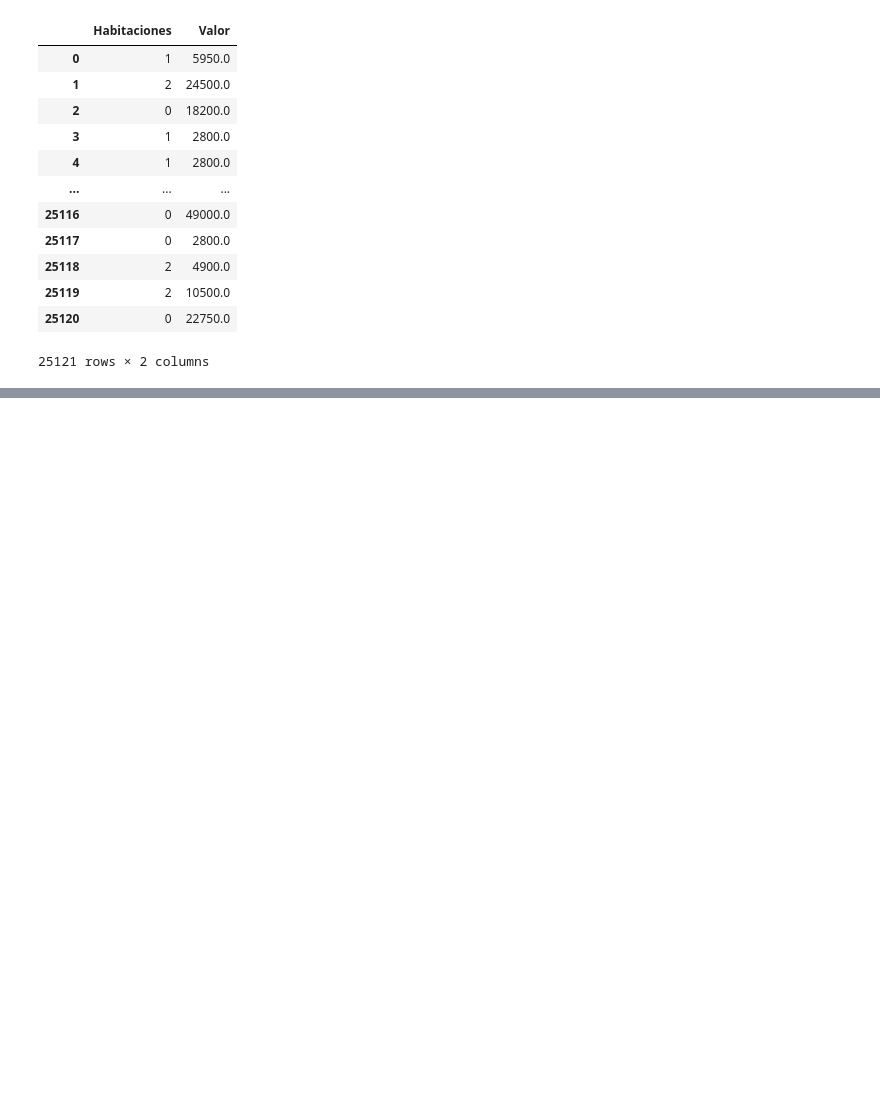
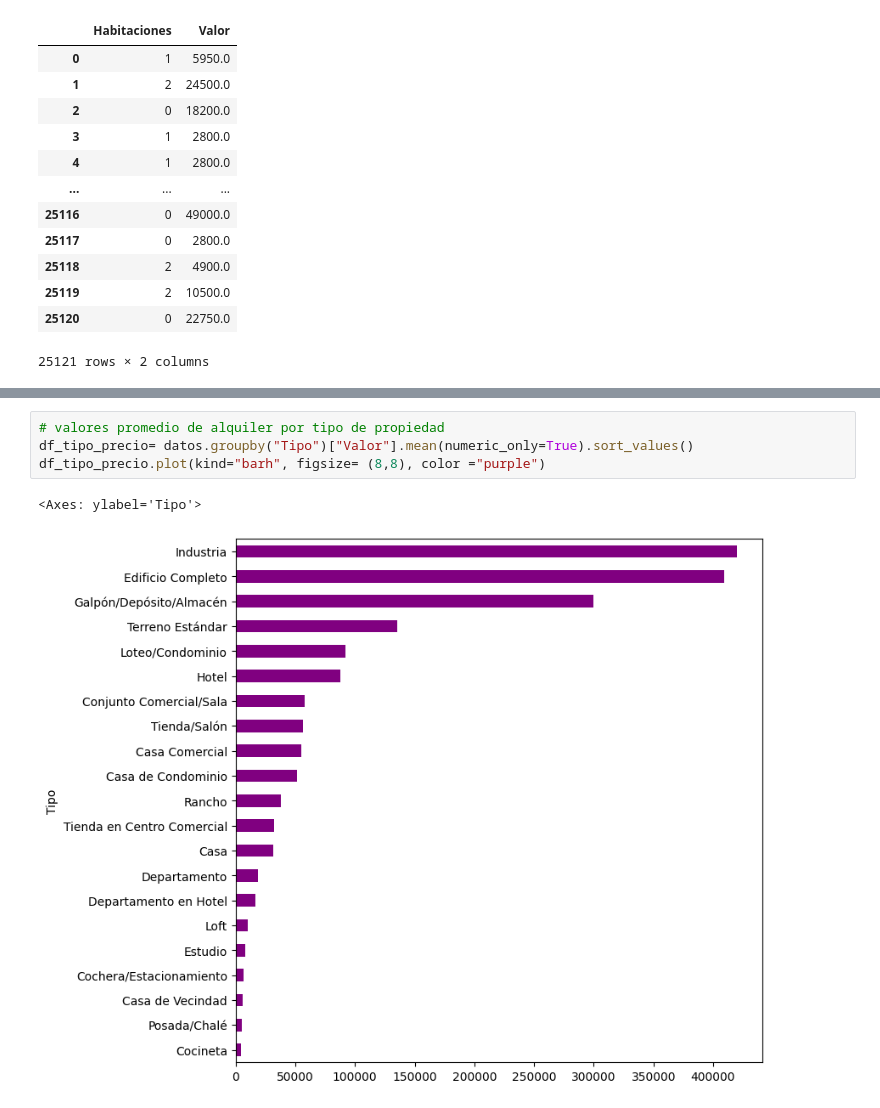
Before and after one commit to Scf300/Curso-Pandas-Data-Science, a Jupyter notebook: inmuebles_cdmx.ipynb, the cells around one changed output, grey strips where cells are left out. Saved outputs shown, nothing was run; the diff lists cells and outputs as text; blank space fills up the shorter version.

```diff
--- a/inmuebles_cdmx.ipynb
+++ b/inmuebles_cdmx.ipynb
@@ -180,0 +243,7 @@ datos[["Habitaciones", "Valor"]]
+# %%
+# valores promedio de alquiler por tipo de propiedad
+df_tipo_precio= datos.groupby("Tipo")["Valor"].mean(numeric_only=True).sort_values()
+df_tipo_precio.plot(kind="barh", figsize= (8,8), color ="purple")
+# %% [output]
+<Axes: ylabel='Tipo'>
+[figure, added]
```
Also changed, not shown: parts of 8 cells of this notebook.
